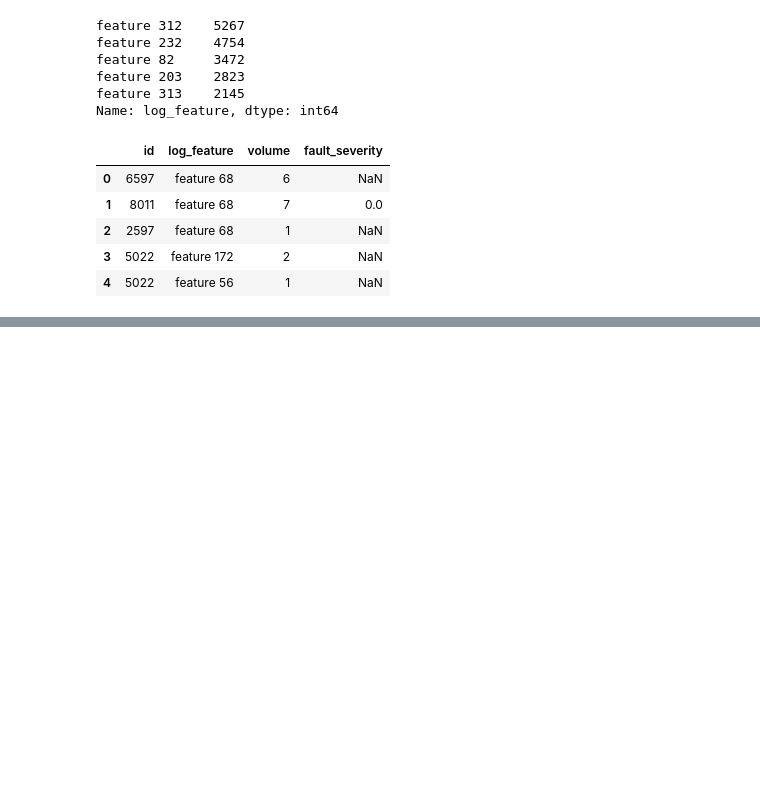
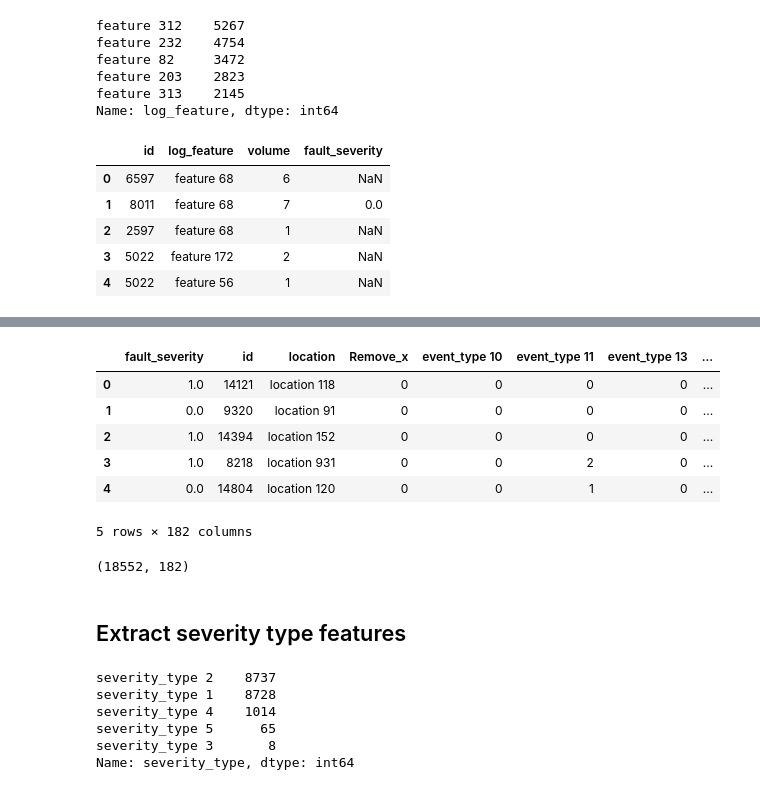
Before and after one commit to noguano/dsi_capstone, a Jupyter notebook: DSI US -5 ATX Capstone.ipynb, the cells around one changed output, grey strips where cells are left out. Saved outputs shown, nothing was run; the diff lists cells and outputs as text; code cells hidden in the pictures; blank space fills up the shorter version.

```diff
--- a/DSI US -5 ATX Capstone.ipynb
+++ b/DSI US -5 ATX Capstone.ipynb
@@ -329,0 +549,26 @@ log_feature.head()
+# %%
+df = df.merge(resource_type_merge, left_on='id', right_index=True)
+df.head()
+# %% [output]
+|  | fault_severity | id | location | Remove_x | event_type 10 | event_type 11 | event_type 13 | ... |
+| 0 | 1.0 | 14121 | location 118 | 0 | 0 | 0 | 0 | ... |
+| 1 | 0.0 | 9320 | location 91 | 0 | 0 | 0 | 0 | ... |
+| 2 | 1.0 | 14394 | location 152 | 0 | 0 | 0 | 0 | ... |
+| 3 | 1.0 | 8218 | location 931 | 0 | 0 | 2 | 0 | ... |
+| 4 | 0.0 | 14804 | location 120 | 0 | 0 | 1 | 0 | ... |
+5 rows × 182 columns
+# %%
+df.shape
+# %% [output]
+(18552, 182)
+# %% [markdown]
+## Extract severity type features
+# %%
+severity_type['severity_type'].value_counts()
+# %% [output]
+severity_type 2    8737
+severity_type 1    8728
+severity_type 4    1014
+severity_type 5      65
+severity_type 3       8
+Name: severity_type, dtype: int64
```
Also changed, not shown: parts of 53 cells of this notebook, 1 other file.
